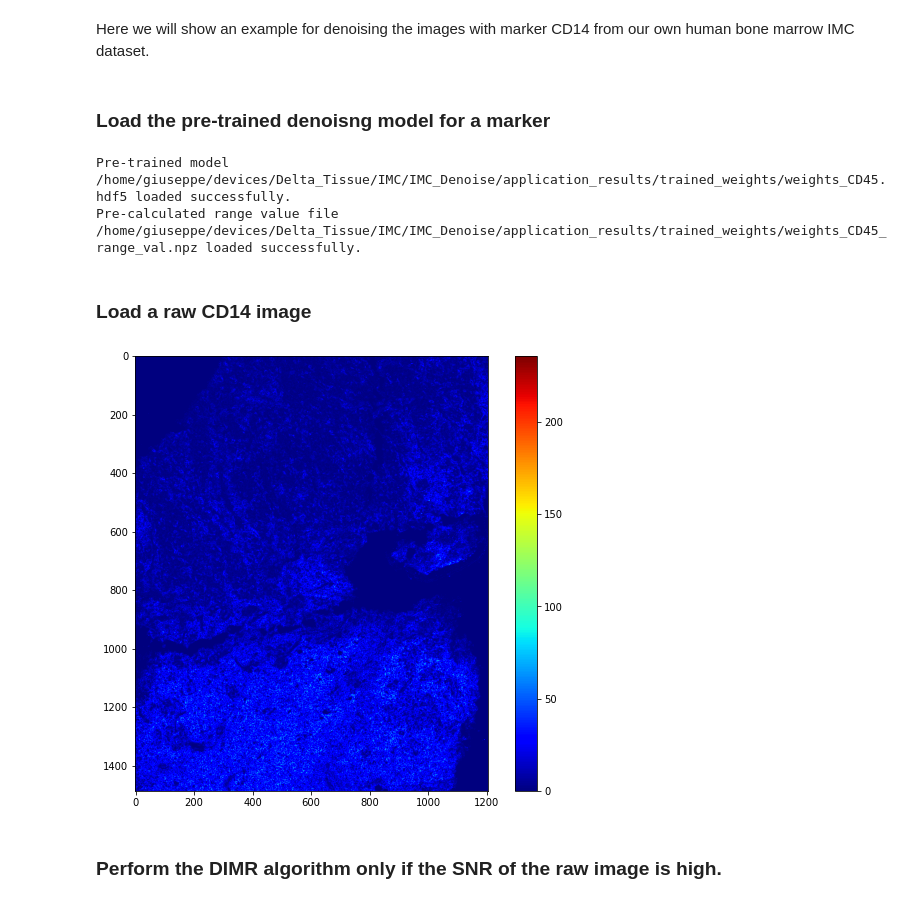
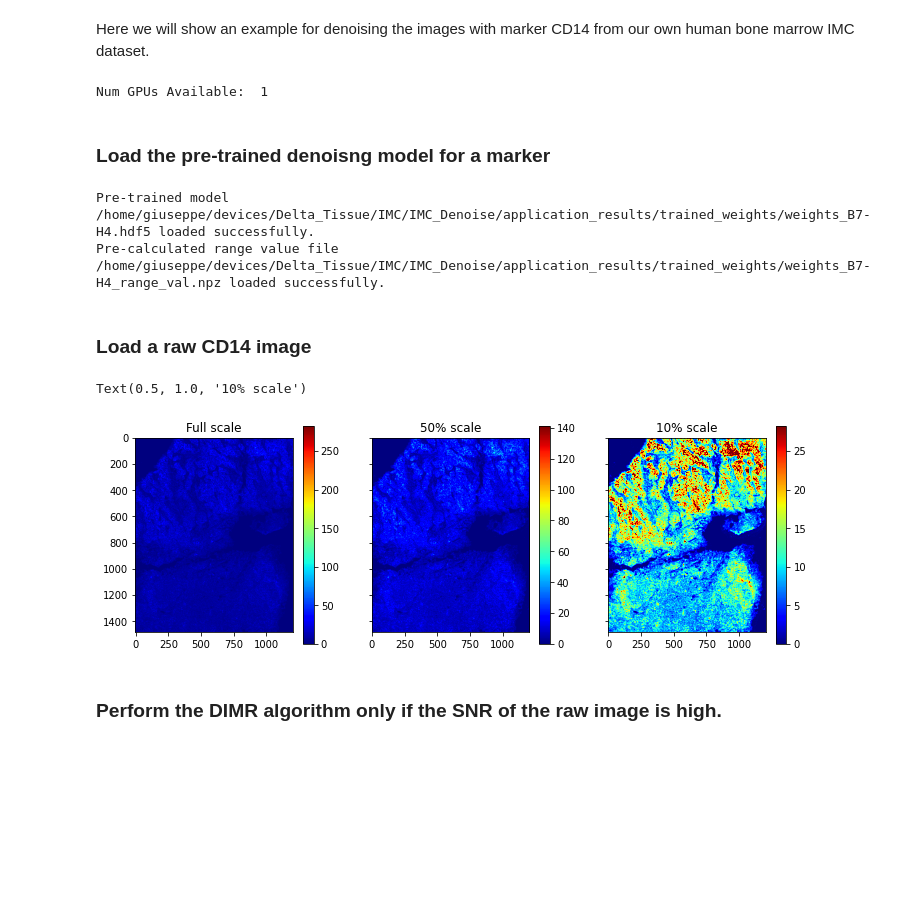
Before and after one commit to g-torr/IMC_Denoise, a Jupyter notebook: application_results/IMC_Denoise_Predict.ipynb, the cells around one changed output. Saved outputs shown, nothing was run; the diff lists cells and outputs as text; code cells hidden in the pictures; blank space fills up the shorter version.

```diff
--- a/application_results/IMC_Denoise_Predict.ipynb
+++ b/application_results/IMC_Denoise_Predict.ipynb
@@ -8,10 +8,16 @@ import matplotlib.pyplot as plt
 import tifffile as tp
 from IMC_Denoise.IMC_Denoise_main.DIMR import DIMR
 from IMC_Denoise.IMC_Denoise_main.DeepSNiF import DeepSNiF
+# %%
+import tensorflow as tf
+
+print("Num GPUs Available: ", len(tf.config.list_physical_devices('GPU')))
+# %% [output]
+Num GPUs Available:  1
 # %% [markdown]
 ### Load the pre-trained denoisng model for a marker
 # %%
-channel_name = "CD45"
+channel_name = "B7-H4"
 weights_name = "weights_"+channel_name+".hdf5" # trained network weights name.
 weights_save_directory = None # location where 'weights_name' will be loaded.
 # If the value is None, the files will be loaded from the default directory.
@@ -20,20 +26,30 @@ deepsnif = DeepSNiF(weights_name = weights_name,
                   weights_dir = weights_save_directory,
                   is_load_weights = is_load_weights)
 # %% [output]
-Pre-trained model /home/giuseppe/devices/Delta_Tissue/IMC/IMC_Denoise/application_results/trained_weights/weights_CD45.hdf5 loaded successfully.
-Pre-calculated range value file /home/giuseppe/devices/Delta_Tissue/IMC/IMC_Denoise/application_results/trained_weights/weights_CD45_range_val.npz loaded successfully.
+Pre-trained model /home/giuseppe/devices/Delta_Tissue/IMC/IMC_Denoise/application_results/trained_weights/weights_B7-H4.hdf5 loaded successfully.
+Pre-calculated range value file /home/giuseppe/devices/Delta_Tissue/IMC/IMC_Denoise/application_results/trained_weights/weights_B7-H4_range_val.npz loaded successfully.
 # %% [markdown]
 ### Load a raw CD14 image
 # %%
 # read a CD14 raw image.
 Raw_img_name = "/home/giuseppe/devices/Delta_Tissue/IMC/split_channels_nohpf/Leap042_6/"+channel_name+'.tiff' # change to your raw image name
 Img_raw = tp.imread(Raw_img_name)
-plt.figure(figsize = (10,8))
-plt.imshow(Img_raw, vmin = 0, vmax = 0.5*np.max(Img_raw), cmap = 'jet')
-plt.colorbar()
-plt.show()
+
+f,ax = plt.subplots(ncols=3,figsize = (12,4),sharey=True)
+hm = ax[0].imshow(Img_raw, vmin = 0, vmax = np.max(Img_raw), cmap = 'jet')
+plt.colorbar(hm,ax=ax[0])
+ax[0].set_title('Full scale')
+hm = ax[1].imshow(Img_raw, vmin = 0, vmax = 0.5*np.max(Img_raw), cmap = 'jet')
+plt.colorbar(hm,ax=ax[1])
+ax[1].set_title('50% scale')
+hm = ax[2].imshow(Img_raw, vmin = 0, vmax = 0.1*np.max(Img_raw), cmap = 'jet')
+plt.colorbar(hm,ax=ax[2])
+ax[2].set_title('10% scale')
+#plt.savefig('figures/many_contrast_raw.png')
+#plt.show()
 # %% [output]
+Text(0.5, 1.0, '10% scale')
-[figure, old version]
+[figure, new version]
 # %% [markdown]
 ### Perform the DIMR algorithm only if the SNR of the raw image is high.
 # %%
```
Also changed, not shown: parts of 21 cells of this notebook, 11 other files.
